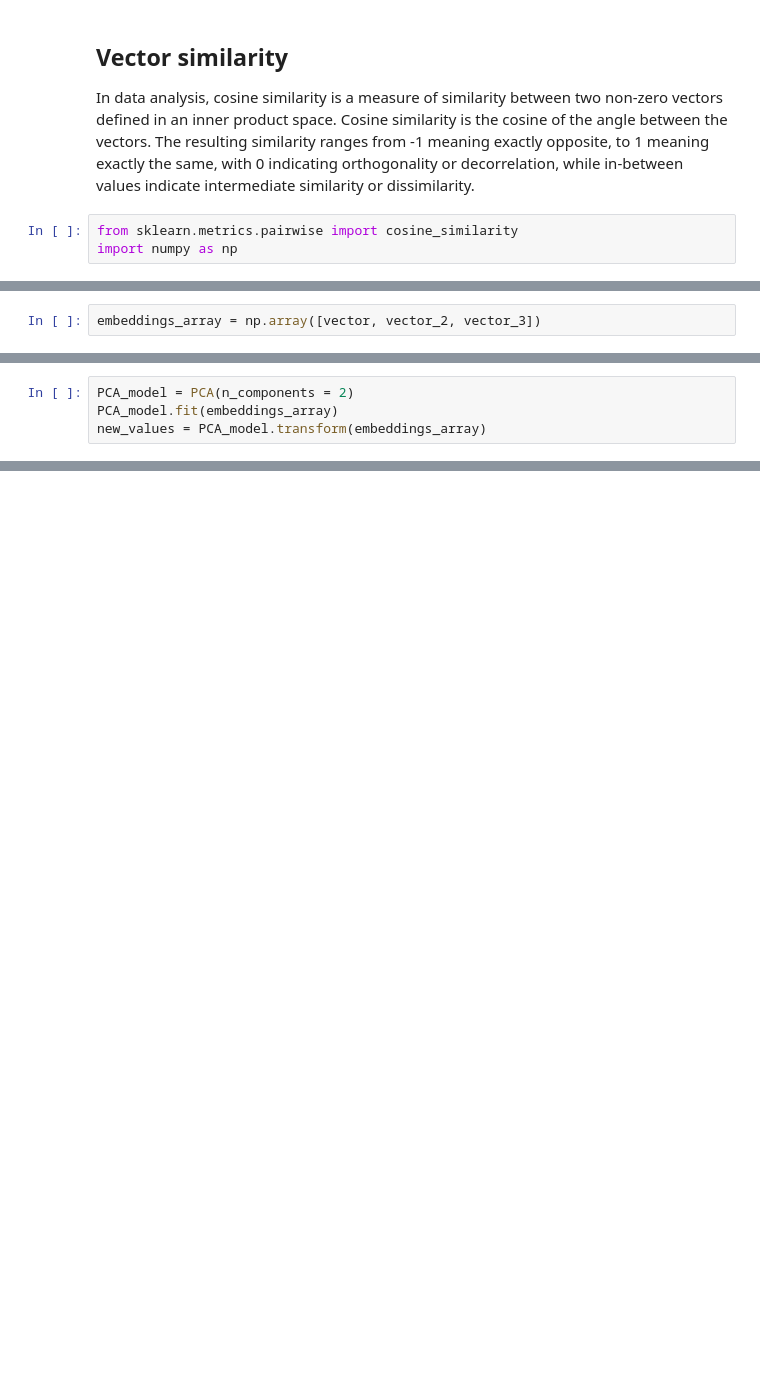
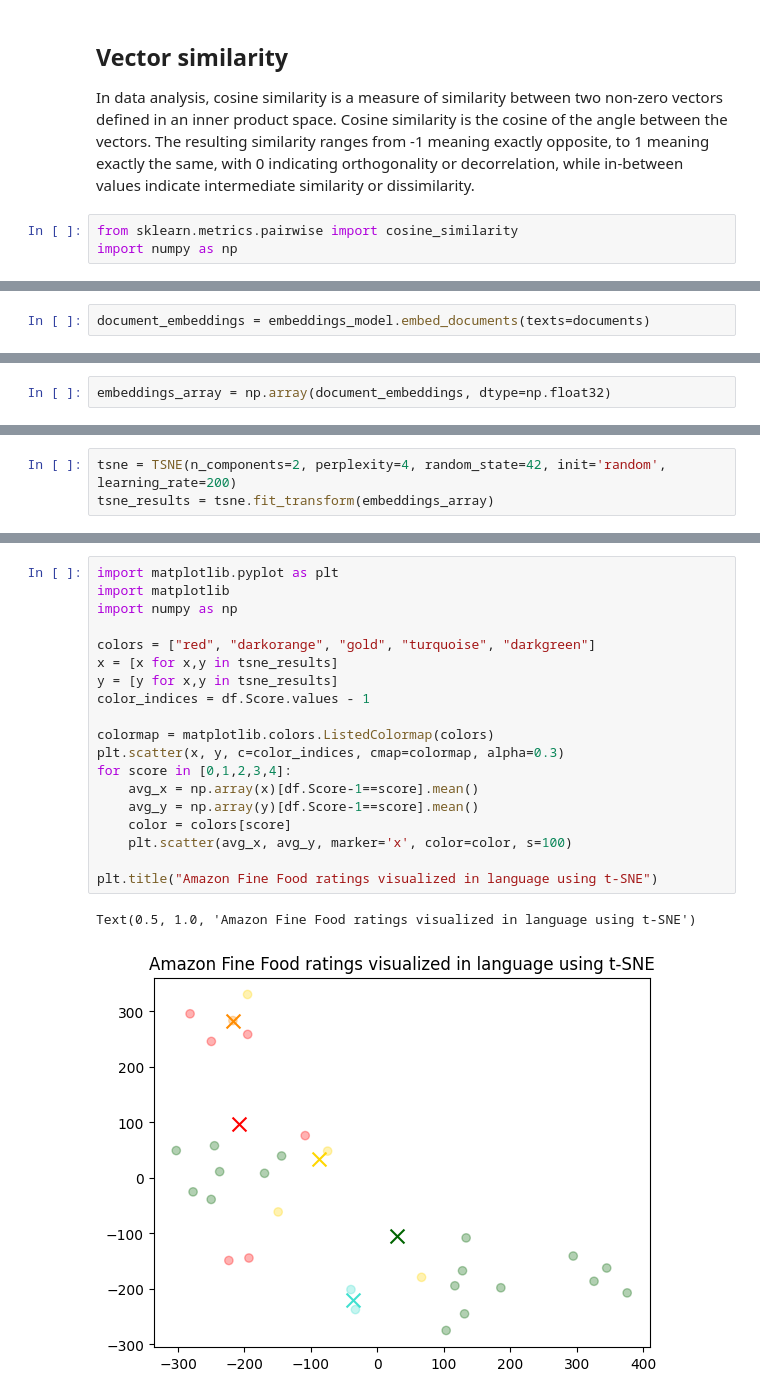
Before and after one commit to rawar/conversational-apps-with-langchain, a Jupyter notebook: notebooks/tokens-embeddings.ipynb, the cells around one changed output, grey strips where cells are left out. Saved outputs shown, nothing was run; the diff lists cells and outputs as text; blank space fills up the shorter version.

Commit message:
new tokens-embeddings version

```diff
--- a/notebooks/tokens-embeddings.ipynb
+++ b/notebooks/tokens-embeddings.ipynb
@@ -56,0 +115,2 @@ print(cosine_similarity(vector,vector_3))
+# %%
+document_embeddings = embeddings_model.embed_documents(texts=documents)
@@ -57,2 +125,2 @@ print(cosine_similarity(vector,vector_3))
 # %%
-embeddings_array = np.array([vector, vector_2, vector_3])
+embeddings_array = np.array(document_embeddings, dtype=np.float32)
@@ -74,4 +126,0 @@ from sklearn.decomposition import PCA
-# %%
-PCA_model = PCA(n_components = 2)
-PCA_model.fit(embeddings_array)
-new_values = PCA_model.transform(embeddings_array)
@@ -89,0 +133,3 @@ plot_2D(new_values[:,0], new_values[:,1], input_text_lst_news)
+# %%
+tsne = TSNE(n_components=2, perplexity=4, random_state=42, init='random', learning_rate=200)
+tsne_results = tsne.fit_transform(embeddings_array)
@@ -89,0 +160,22 @@ plot_2D(new_values[:,0], new_values[:,1], input_text_lst_news)
+# %%
+import matplotlib.pyplot as plt
+import matplotlib
+import numpy as np
+
+colors = ["red", "darkorange", "gold", "turquoise", "darkgreen"]
+x = [x for x,y in tsne_results]
+y = [y for x,y in tsne_results]
+color_indices = df.Score.values - 1
+
+colormap = matplotlib.colors.ListedColormap(colors)
+plt.scatter(x, y, c=color_indices, cmap=colormap, alpha=0.3)
+for score in [0,1,2,3,4]:
+    avg_x = np.array(x)[df.Score-1==score].mean()
+    avg_y = np.array(y)[df.Score-1==score].mean()
+    color = colors[score]
+    plt.scatter(avg_x, avg_y, marker='x', color=color, s=100)
+
+plt.title("Amazon Fine Food ratings visualized in language using t-SNE")
+# %% [output]
+Text(0.5, 1.0, 'Amazon Fine Food ratings visualized in language using t-SNE')
+[figure, added]
```
Also changed, not shown: parts of 29 cells of this notebook, 2 other files.
